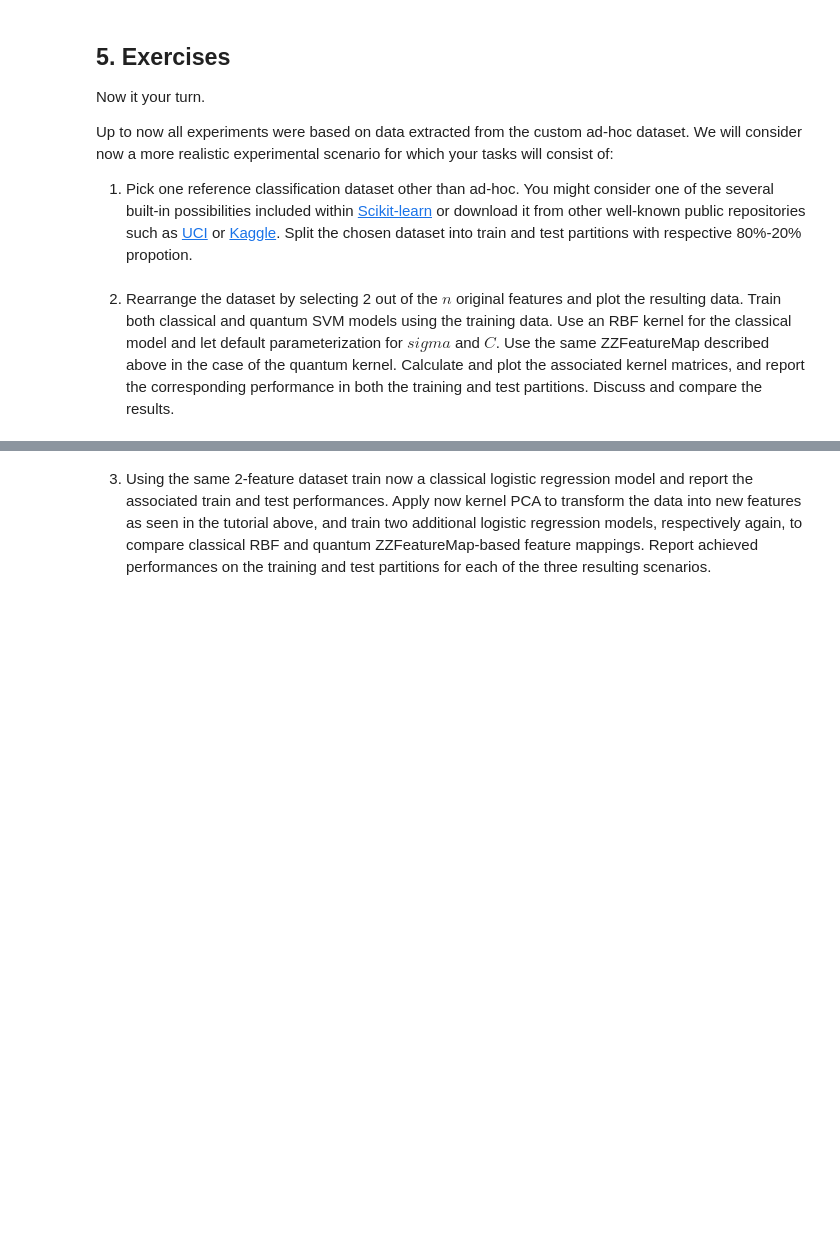
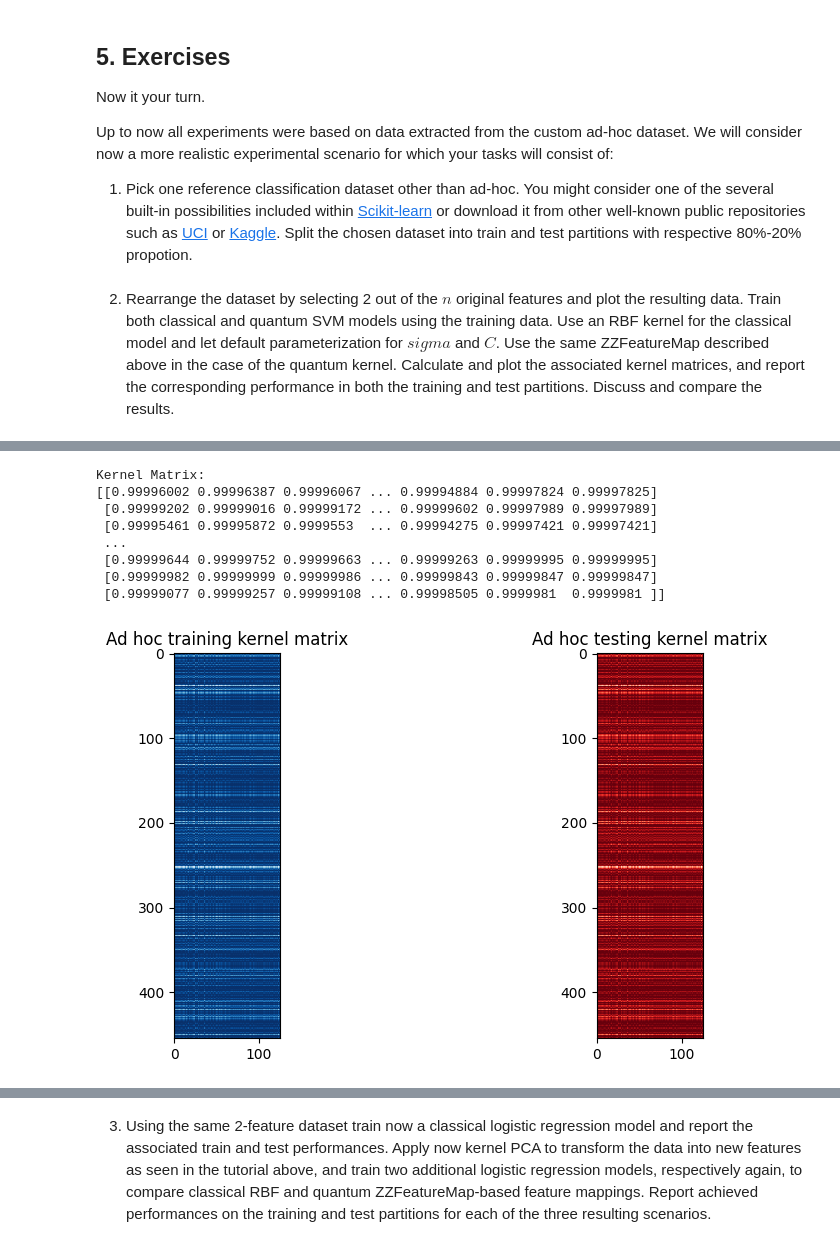
Before and after one commit to FernandoMond/Quantum-Machine-Learning, a Jupyter notebook: P3/P2.2_quantum_kernels (1).ipynb, the cells around one changed output, grey strips where cells are left out. Drawn from its saved outputs; the diff is of its cells as text; code cells hidden in the pictures; blank space fills up the shorter version.

```diff
--- a/P3/P2.2_quantum_kernels (1).ipynb
+++ b/P3/P2.2_quantum_kernels (1).ipynb
@@ -514,30 +519,40 @@ print("Score de test: ",SVM.score(X_test,y_test))
 # %%
 
 ### FALTA MATRIZ DEL KERNEL CLASICO
 from sklearn.metrics.pairwise import rbf_kernel
 from sklearn.metrics.pairwise import pairwise_kernels
 
 support_vectors = SVM.support_vectors_
 
 
-kernel_matrix = rbf_kernel(X, support_vectors)
+kernel_matrix = rbf_kernel(X_train, support_vectors)
 
 # Print the kernel matrix
 print("Kernel Matrix:")
 print(kernel_matrix)
 
 
 fig, axs = plt.subplots(1, 2, figsize=(10, 5))
 
 axs[0].imshow(
     kernel_matrix, interpolation="nearest", origin="upper", cmap="Blues"
 )
 axs[0].set_title("Ad hoc training kernel matrix")
 
 axs[1].imshow(kernel_matrix, interpolation="nearest", origin="upper", cmap="Reds")
 axs[1].set_title("Ad hoc testing kernel matrix")
 
 plt.show()
+# %% [output]
+Kernel Matrix:
+[[0.99996002 0.99996387 0.99996067 ... 0.99994884 0.99997824 0.99997825]
+ [0.99999202 0.99999016 0.99999172 ... 0.99999602 0.99997989 0.99997989]
+ [0.99995461 0.99995872 0.9999553  ... 0.99994275 0.99997421 0.99997421]
+ ...
+ [0.99999644 0.99999752 0.99999663 ... 0.99999263 0.99999995 0.99999995]
+ [0.99999982 0.99999999 0.99999986 ... 0.99999843 0.99999847 0.99999847]
+ [0.99999077 0.99999257 0.99999108 ... 0.99998505 0.9999981  0.9999981 ]]
+[figure, added]
 # %%
 from qiskit.circuit.library import ZZFeatureMap
 # Using Qiskit Terra's Sampler reference, use Aer / QiskitRuntime for improved performance
```
Also changed, not shown: parts of 14 cells of this notebook.
